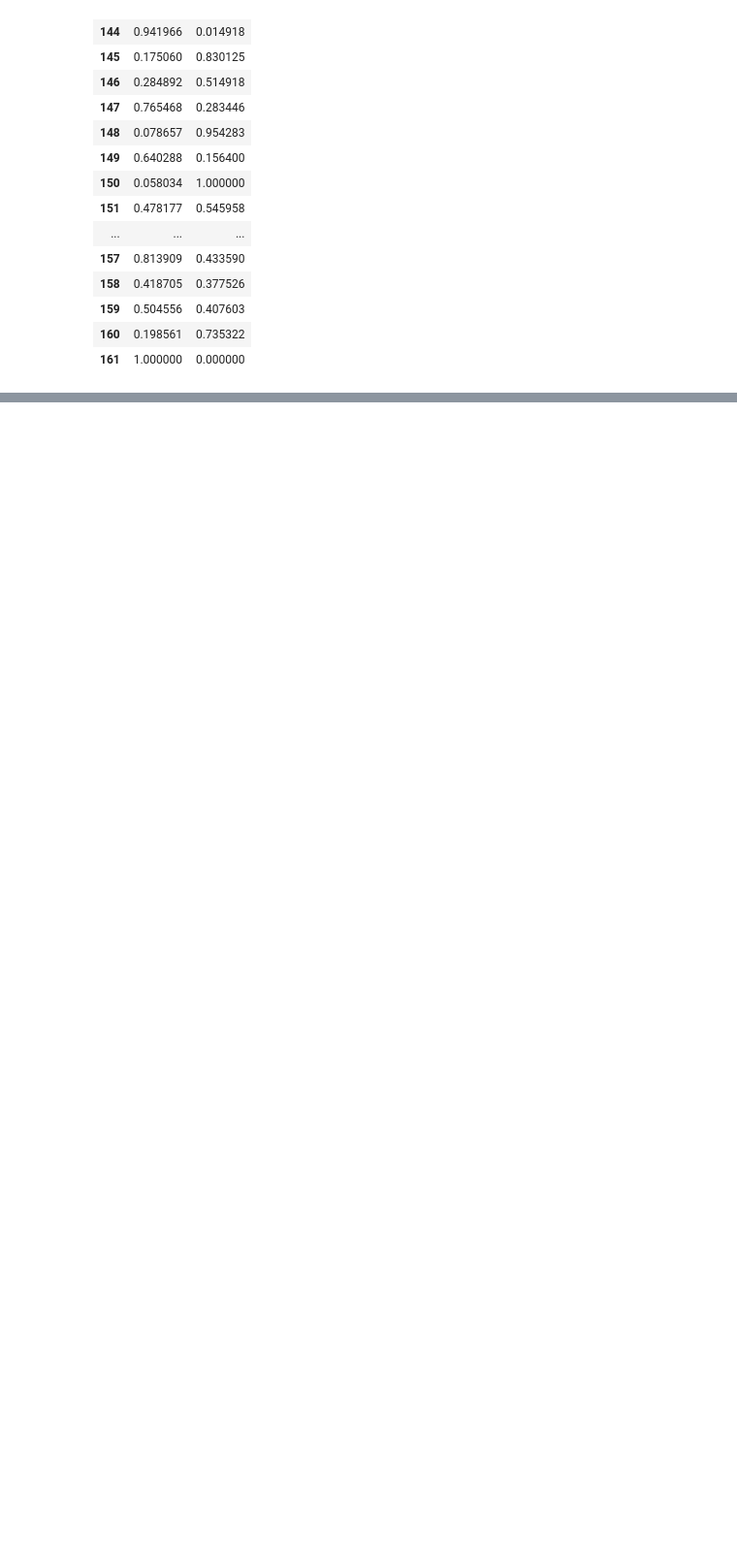
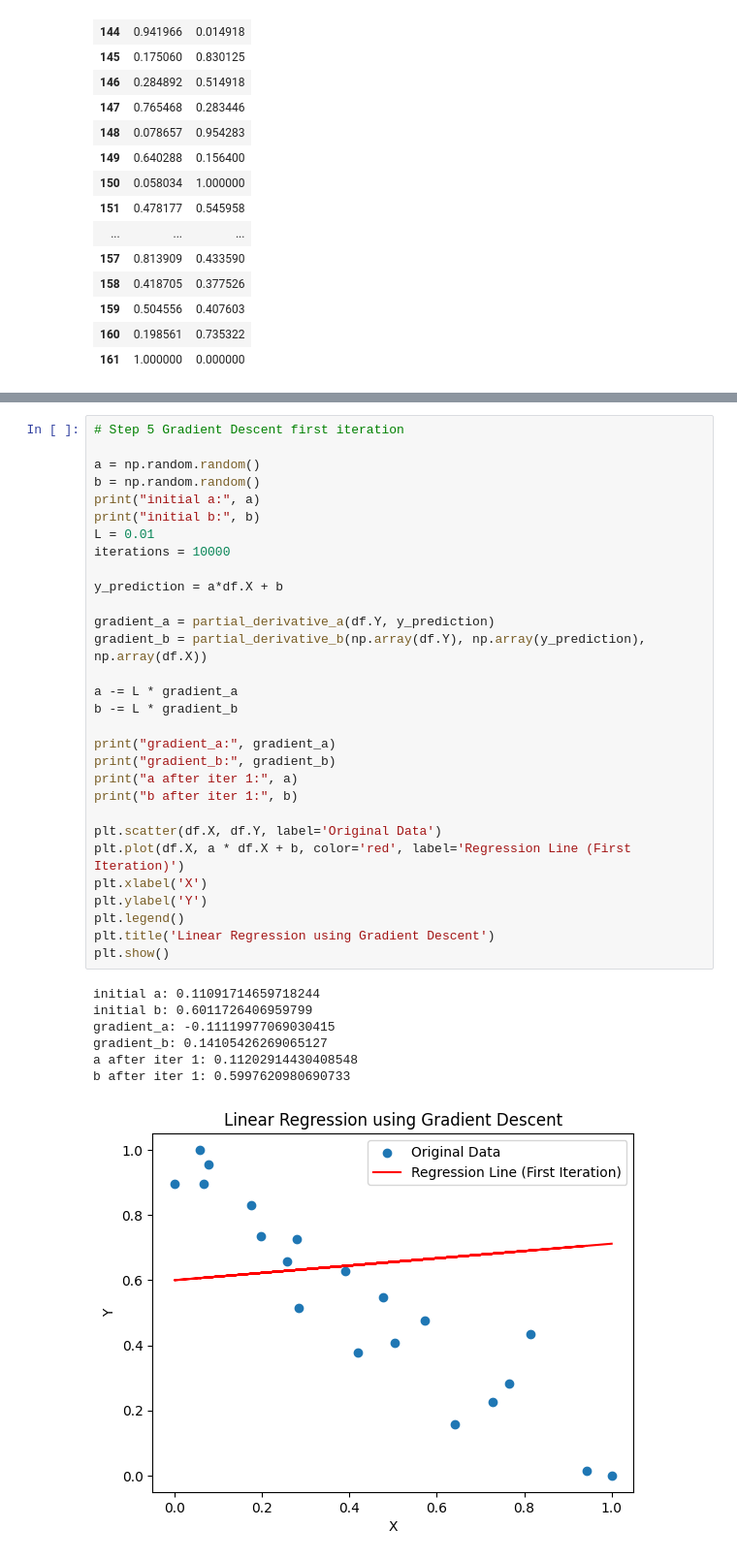
Before and after one commit to umutucak/introML, a Jupyter notebook: assignment1/task_A.ipynb, the cells around one changed output, grey strips where cells are left out. Shown: that part at 97% size. Drawn from its saved outputs; the diff is of its cells as text; blank space fills up the shorter version.

Commit message:
done til last step

```diff
--- a/assignment1/task_A.ipynb
+++ b/assignment1/task_A.ipynb
@@ -181,0 +129,38 @@ cost
+# %%
+# Step 5 Gradient Descent first iteration
+
+a = np.random.random()
+b = np.random.random()
+print("initial a:", a)
+print("initial b:", b)
+L = 0.01
+iterations = 10000
+
+y_prediction = a*df.X + b
+
+gradient_a = partial_derivative_a(df.Y, y_prediction)
+gradient_b = partial_derivative_b(np.array(df.Y), np.array(y_prediction), np.array(df.X))
+
+a -= L * gradient_a
+b -= L * gradient_b
+
+print("gradient_a:", gradient_a)
+print("gradient_b:", gradient_b)
+print("a after iter 1:", a)
+print("b after iter 1:", b)
+
+plt.scatter(df.X, df.Y, label='Original Data')
+plt.plot(df.X, a * df.X + b, color='red', label='Regression Line (First Iteration)')
+plt.xlabel('X')
+plt.ylabel('Y')
+plt.legend()
+plt.title('Linear Regression using Gradient Descent')
+plt.show()
+# %% [output]
+initial a: 0.11091714659718244
+initial b: 0.6011726406959799
+gradient_a: -0.11119977069030415
+gradient_b: 0.14105426269065127
+a after iter 1: 0.11202914430408548
+b after iter 1: 0.5997620980690733
+[figure, added]
```
Also changed, not shown: parts of 7 cells of this notebook.
